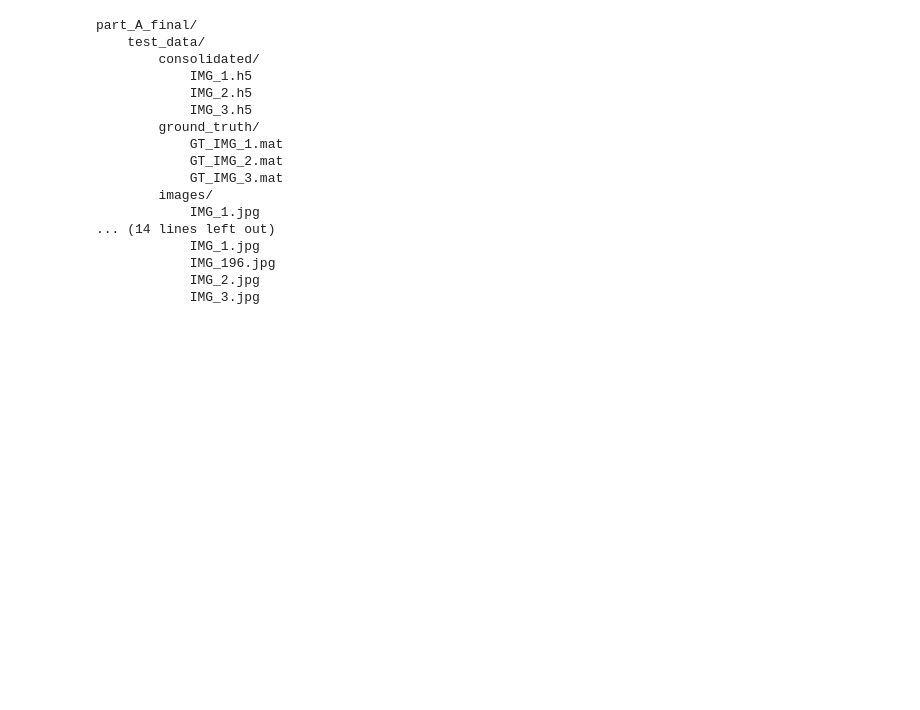
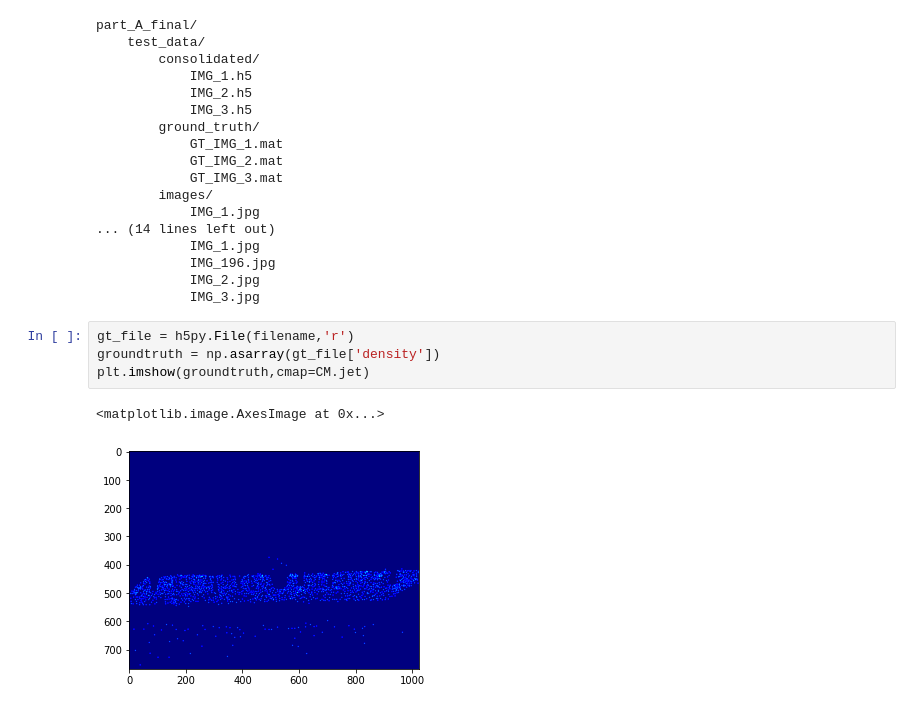
Before and after one commit to CS3244-AY2021-SEM-1/cnn-model, a Jupyter notebook: notebooks/create_dataset.ipynb, the cells around one changed output. Cells and saved outputs as stored; diff of their text form; blank space fills up the shorter version.

Commit message:
Added matplotlib

```diff
--- a/notebooks/create_dataset.ipynb
+++ b/notebooks/create_dataset.ipynb
@@ -202,3 +193,10 @@ part_A_final/
             IMG_196.jpg
             IMG_2.jpg
             IMG_3.jpg
+# %%
+gt_file = h5py.File(filename,'r')
+groundtruth = np.asarray(gt_file['density'])
+plt.imshow(groundtruth,cmap=CM.jet)
+# %% [output]
+<matplotlib.image.AxesImage at 0x...>
+[figure, added]
```
Also changed, not shown: parts of 4 cells of this notebook, 2 other files.
